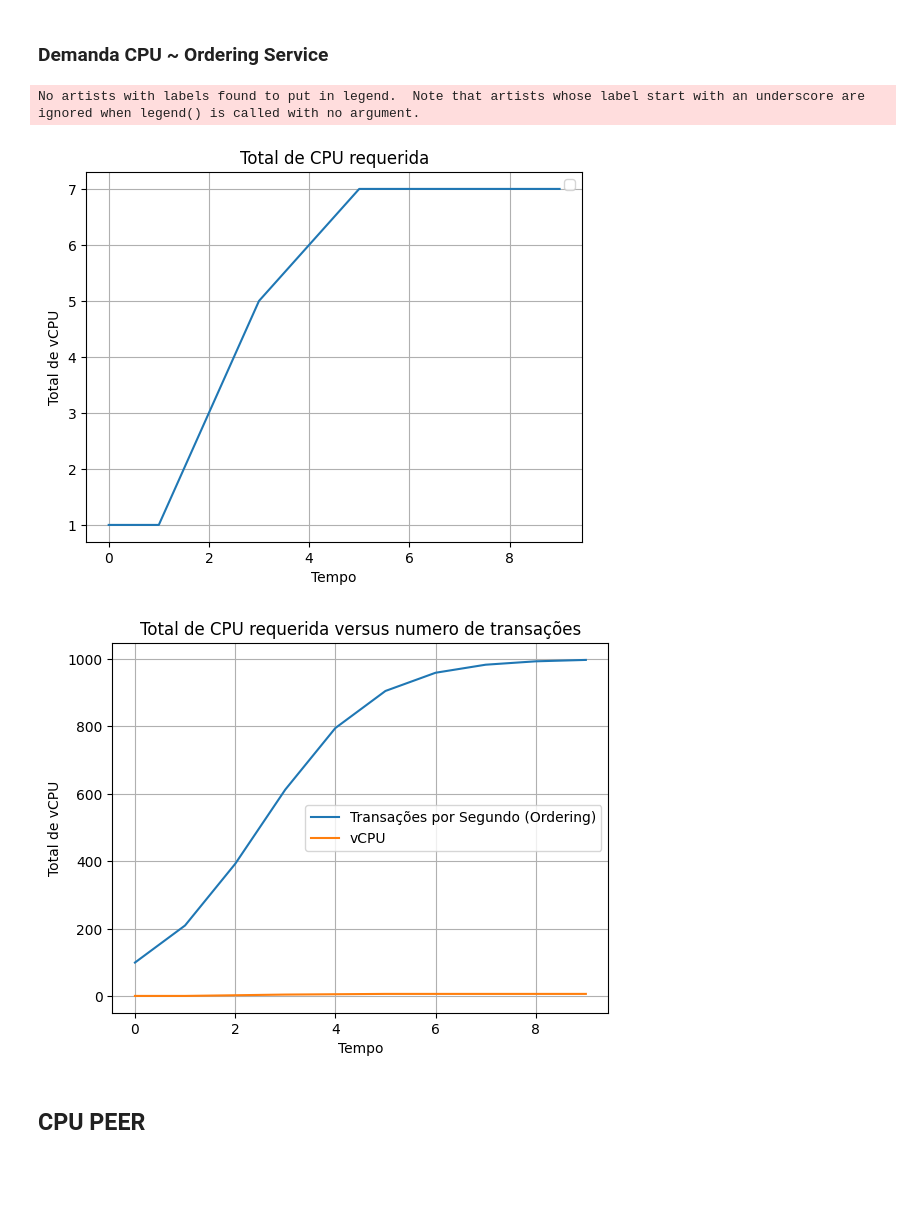
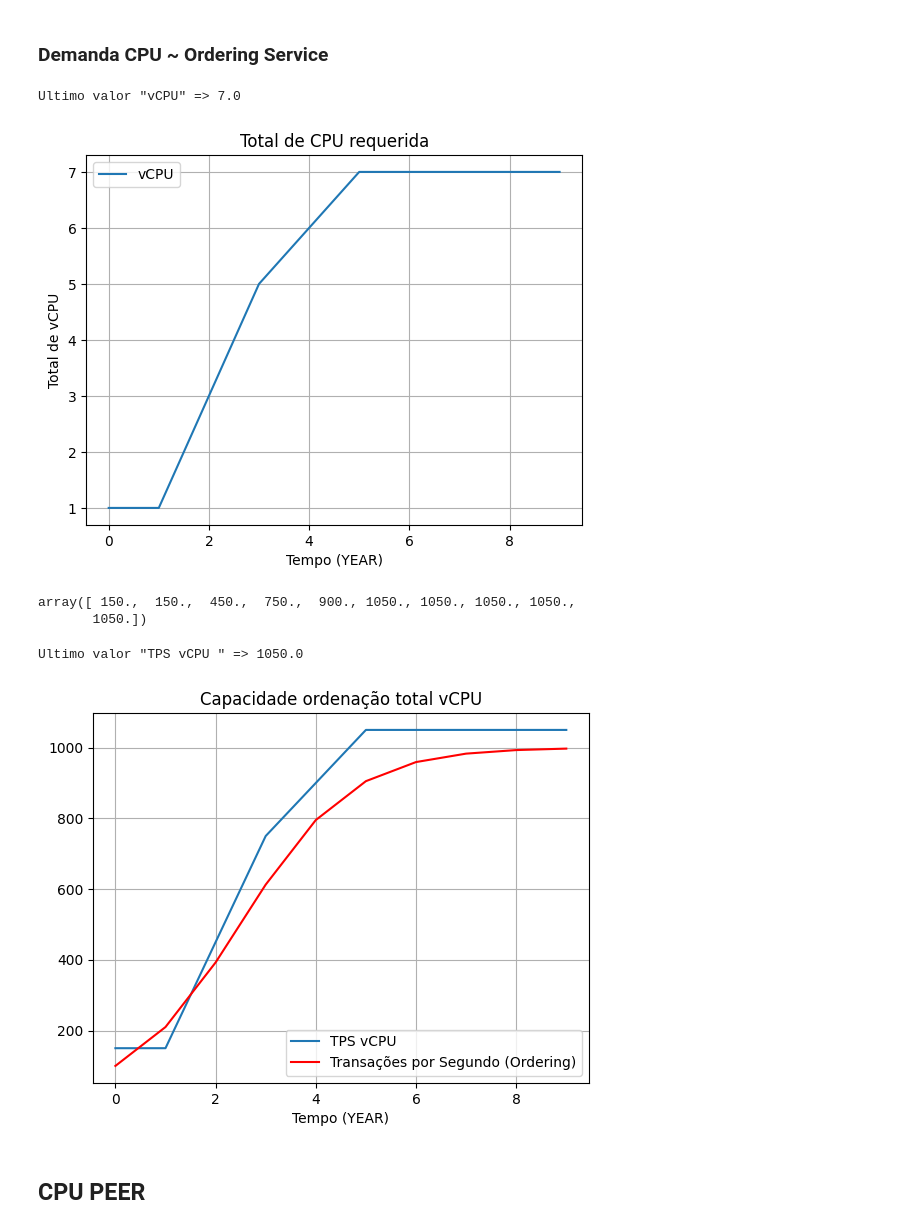
Before and after one commit to gilbertokoerbes/TCCII_Blockchain_Predict, a Jupyter notebook: predict.ipynb, the cells around one changed output. Cells and saved outputs as stored; diff of their text form; code cells hidden in the pictures; blank space fills up the shorter version.

```diff
--- a/predict.ipynb
+++ b/predict.ipynb
@@ -322,50 +324,40 @@ Na arquitetura do Hyperledger Fabric, os elemenetos que compõem a rede das orga
 ### Demanda CPU ~ Ordering Service
 # %%
 aggregate_total_required_vcpu_osn = np.array([])
-vCPU_BASE     =  1
-vCPU_BASE_TPS = 150 # 2vcpu = 200
+vCPU_BASE_OSN     =  1
+vCPU_BASE_TPS_OSN = 150 # 2vcpu = 200
 
 ordering_transations = AVG_RATE_TRANSACTIONS
 
 for tps in ordering_transations:
-    target_required_vcpu  = vCPU_BASE
+    target_required_vcpu  = vCPU_BASE_OSN
 
-    required_vcpu_current_tps = tps / vCPU_BASE_TPS
+    required_vcpu_current_tps = tps / vCPU_BASE_TPS_OSN
 
     if int(required_vcpu_current_tps) > 1:
-        target_required_vcpu = vCPU_BASE + (vCPU_BASE * int(required_vcpu_current_tps))
+        target_required_vcpu = vCPU_BASE_OSN + (vCPU_BASE_OSN * int(required_vcpu_current_tps))
 
     aggregate_total_required_vcpu_osn = np.append(aggregate_total_required_vcpu_osn, target_required_vcpu)
 # %%
-#
-fig, ax = plt.subplots()
-ax.plot(t, aggregate_total_required_vcpu_osn, label='')
-ax.ticklabel_format(style='plain')
-ax.grid(True)
-plt.xlabel('Tempo')
-plt.ylabel('Total de vCPU')
-plt.title('Total de CPU requerida')
-plt.legend()
+fig, ax = simple_plot(x= t, y=aggregate_total_required_vcpu_osn, line_label='vCPU', ylabel='Total de vCPU', title= 'Total de CPU requerida', tlabel_style='plain')
 plt.show()
 # %% [output]
-No artists with labels found to put in legend.  Note that artists whose label start with an underscore are ignored when legend() is called with no argument.
+Ultimo valor "vCPU" => 7.0
-[figure, old version]
+[figure, new version]
+# %%
+aggregate_total_required_vcpu_osn*vCPU_BASE_TPS_OSN
+# %% [output]
+array([ 150.,  150.,  450.,  750.,  900., 1050., 1050., 1050., 1050.,
+       1050.])
 # %%
 # Plotagem da soma do toal transações estimada no periodo
-fig, ax = plt.subplots()
-
-plt.plot(t, ordering_transations, label='Transações por Segundo (Ordering)')
-plt.plot(t, aggregate_total_required_vcpu_osn, label='vCPU')
-
-
-ax.grid(True)
-plt.xlabel('Tempo')
-plt.ylabel('Total de vCPU')
-plt.title('Total de CPU requerida versus numero de transações')
+fig, ax = simple_plot(x= t, y=aggregate_total_required_vcpu_osn*vCPU_BASE_TPS_OSN, line_label='TPS vCPU ', ylabel='', title= 'Capacidade ordenação total vCPU', tlabel_style='plain')
+ax.plot(t, ordering_transations, label='Transações por Segundo (Ordering)', color='red')
 plt.legend()
 plt.show()
 # %% [output]
+Ultimo valor "TPS vCPU " => 1050.0
-[figure, old version]
+[figure, new version]
 # %% [markdown]
 ## CPU PEER
 # %%
```
Also changed, not shown: parts of 4 cells of this notebook.
